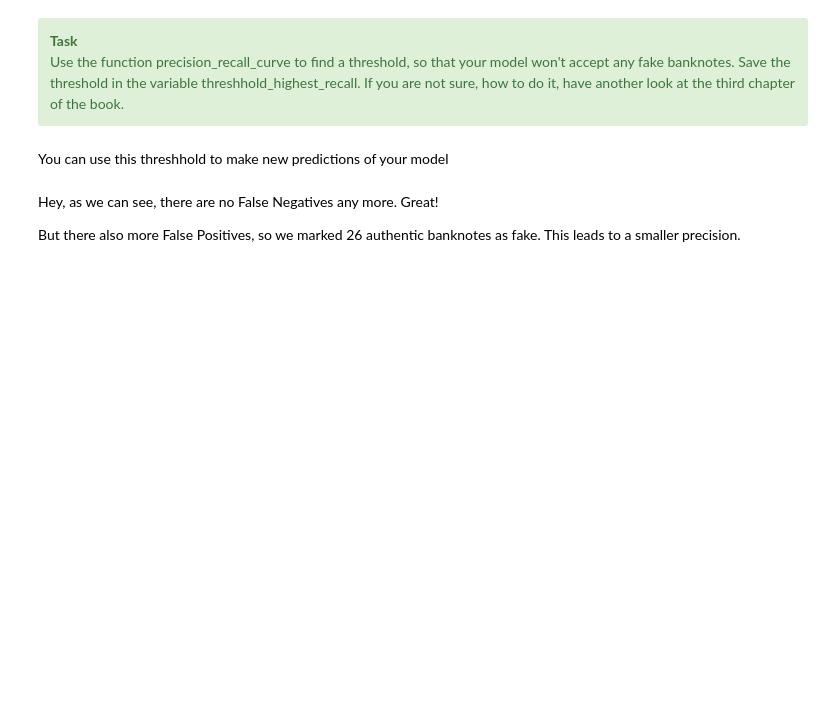
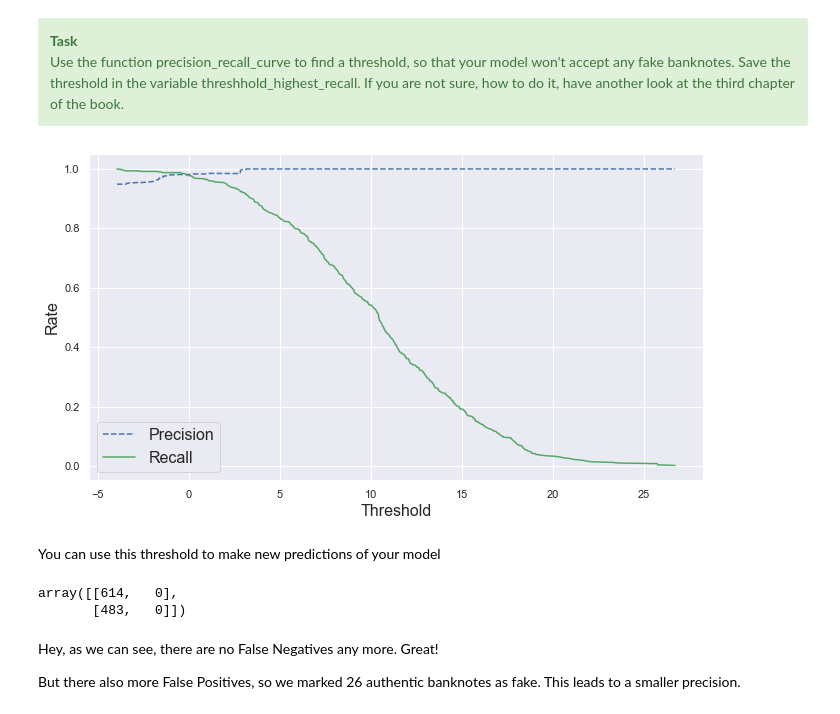
Before and after one commit to alpargur/machine-learning-101, a Jupyter notebook: dev/03-Classification/03-Classification.ipynb, the cells around one changed output. Saved outputs shown, nothing was run; the diff lists cells and outputs as text; code cells hidden in the pictures; blank space fills up the shorter version.

```diff
--- a/dev/03-Classification/03-Classification.ipynb
+++ b/dev/03-Classification/03-Classification.ipynb
@@ -185,14 +226,33 @@ from sklearn.metrics import precision_recall_curve
 Use the function precision_recall_curve to find a threshold, so that your model won't accept any fake banknotes. Save the threshold in the variable threshhold_highest_recall. If you are not sure, how to do it, have another look at the third chapter of the book.
 </div>
 # %%
-threshhold_highest_recall = 0
+threshold_highest_recall = 0 # SGDClassifier threshold is 0 by default
+
+# with these scores you can compute precision and recall
+# for all possible thresh‐ olds using the precision_recall_curve()
 y_scores = cross_val_predict(sgd_clf, X_train_scaled, y_train, cv=3, method="decision_function")
+
 # Write Your Code Here
+precisions, recalls, thresholds = precision_recall_curve(y_train, y_scores)
+# %%
+def plot_precision_recall_vs_threshold(precisions, recalls, thresholds):
+    plt.plot(thresholds, precisions[:-1], "b--", label="Precision")
+    plt.plot(thresholds, recalls[:-1], "g-", label="Recall")
+    plt.xlabel('Threshold', fontsize=16)
+    plt.ylabel('Rate', fontsize=16)
+    plt.legend(fontsize=16)
+# %%
+plot_precision_recall_vs_threshold(precisions, recalls, thresholds)
+# %% [output]
+[figure, added]
 # %% [markdown]
-You can use this threshhold to make new predictions of your model
+You can use this threshold to make new predictions of your model
 # %%
-y_pred_recall = (y_scores >= threshhold_highest_recall)
+y_pred_recall = (y_scores >= 100)
 confusion_matrix(y_train, y_pred_recall)
+# %% [output]
+array([[614,   0],
+       [483,   0]])
 # %% [markdown]
 Hey, as we can see, there are no False Negatives any more. Great!
 
```
Also changed, not shown: parts of 31 cells of this notebook, 6 other files.
